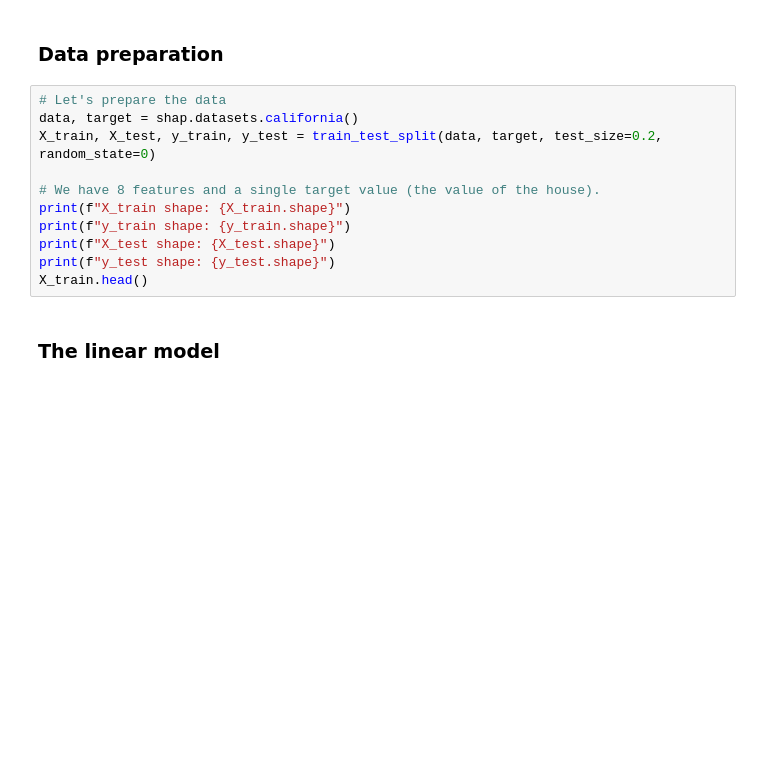
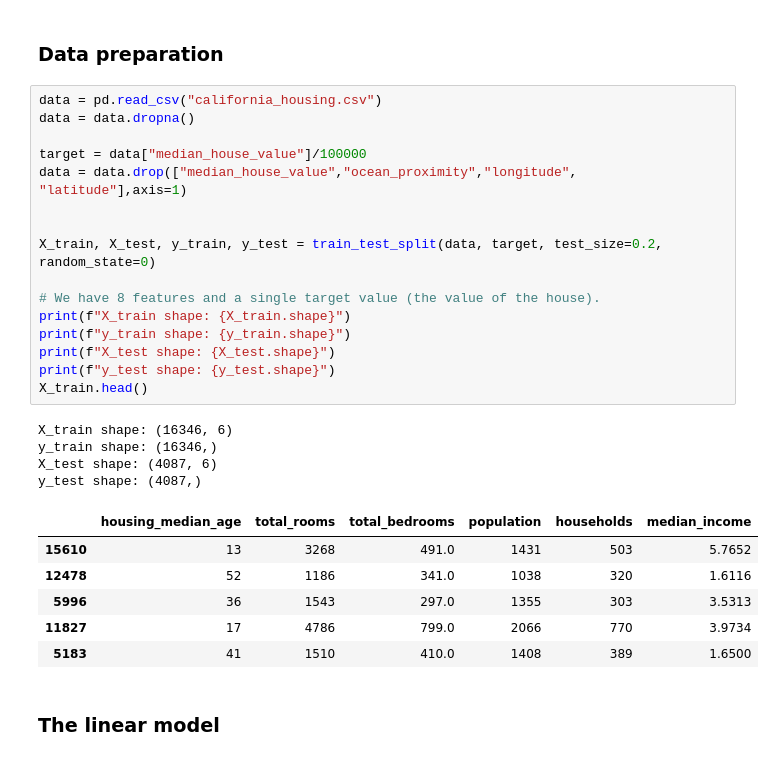
Before and after one commit to ffredz/TDT4172prosjekter, a Jupyter notebook: Project4/Project4_XAI.ipynb, the cells around one changed output. Drawn from its saved outputs; the diff is of its cells as text; blank space fills up the shorter version.

```diff
--- a/Project4/Project4_XAI.ipynb
+++ b/Project4/Project4_XAI.ipynb
@@ -57,16 +57,32 @@ from torch.utils.data import DataLoader, TensorDataset
 # %% [markdown]
 ### Data preparation
 # %%
-# Let's prepare the data
-data, target = shap.datasets.california()
+data = pd.read_csv("california_housing.csv")
+data = data.dropna()
+
+target = data["median_house_value"]/100000
+data = data.drop(["median_house_value","ocean_proximity","longitude", "latitude"],axis=1)
+
+
 X_train, X_test, y_train, y_test = train_test_split(data, target, test_size=0.2, random_state=0)
 
 # We have 8 features and a single target value (the value of the house).
 print(f"X_train shape: {X_train.shape}")
 print(f"y_train shape: {y_train.shape}")
 print(f"X_test shape: {X_test.shape}")
 print(f"y_test shape: {y_test.shape}")
 X_train.head()
+# %% [output]
+X_train shape: (16346, 6)
+y_train shape: (16346,)
+X_test shape: (4087, 6)
+y_test shape: (4087,)
+|  | housing_median_age | total_rooms | total_bedrooms | population | households | median_income |
+| 15610 | 13 | 3268 | 491.0 | 1431 | 503 | 5.7652 |
+| 12478 | 52 | 1186 | 341.0 | 1038 | 320 | 1.6116 |
+| 5996 | 36 | 1543 | 297.0 | 1355 | 303 | 3.5313 |
+| 11827 | 17 | 4786 | 799.0 | 2066 | 770 | 3.9734 |
+| 5183 | 41 | 1510 | 410.0 | 1408 | 389 | 1.6500 |
 # %% [markdown]
 ### The linear model
 # %%
```
Also changed, not shown: parts of 3 cells of this notebook, 1 other file.
